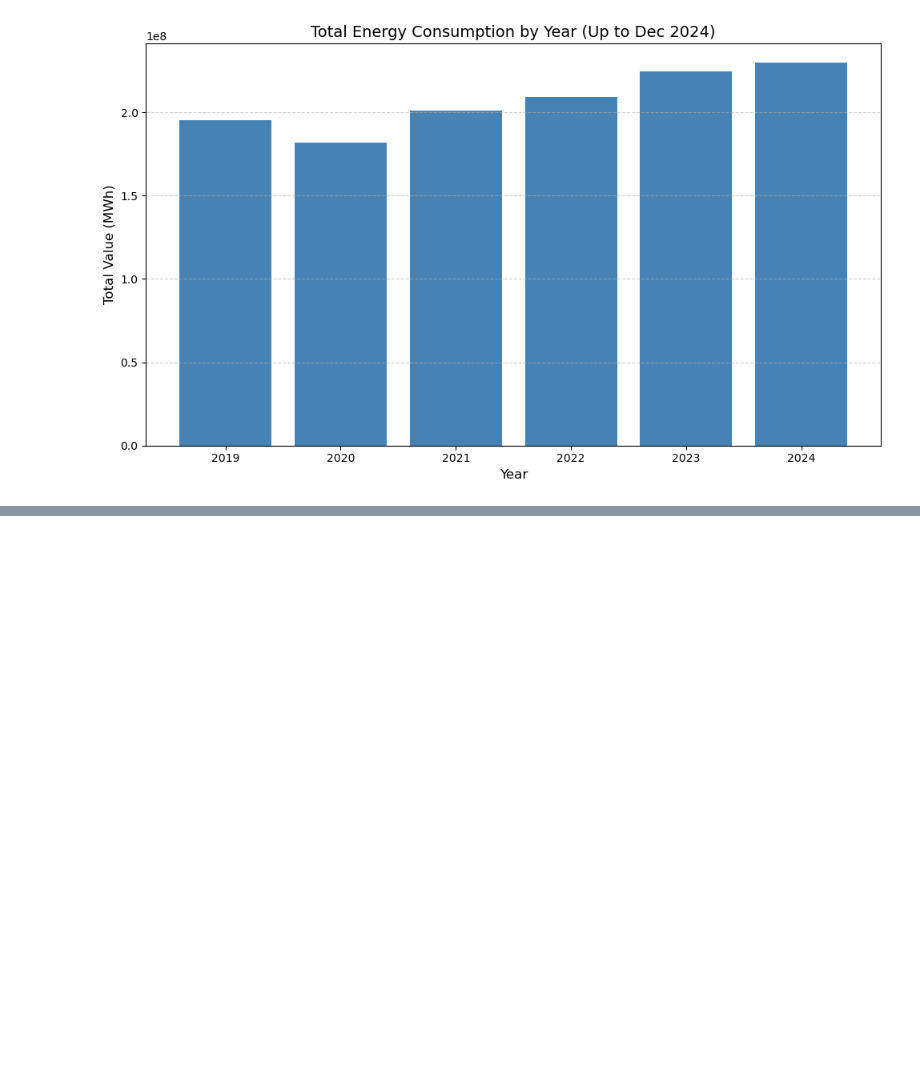
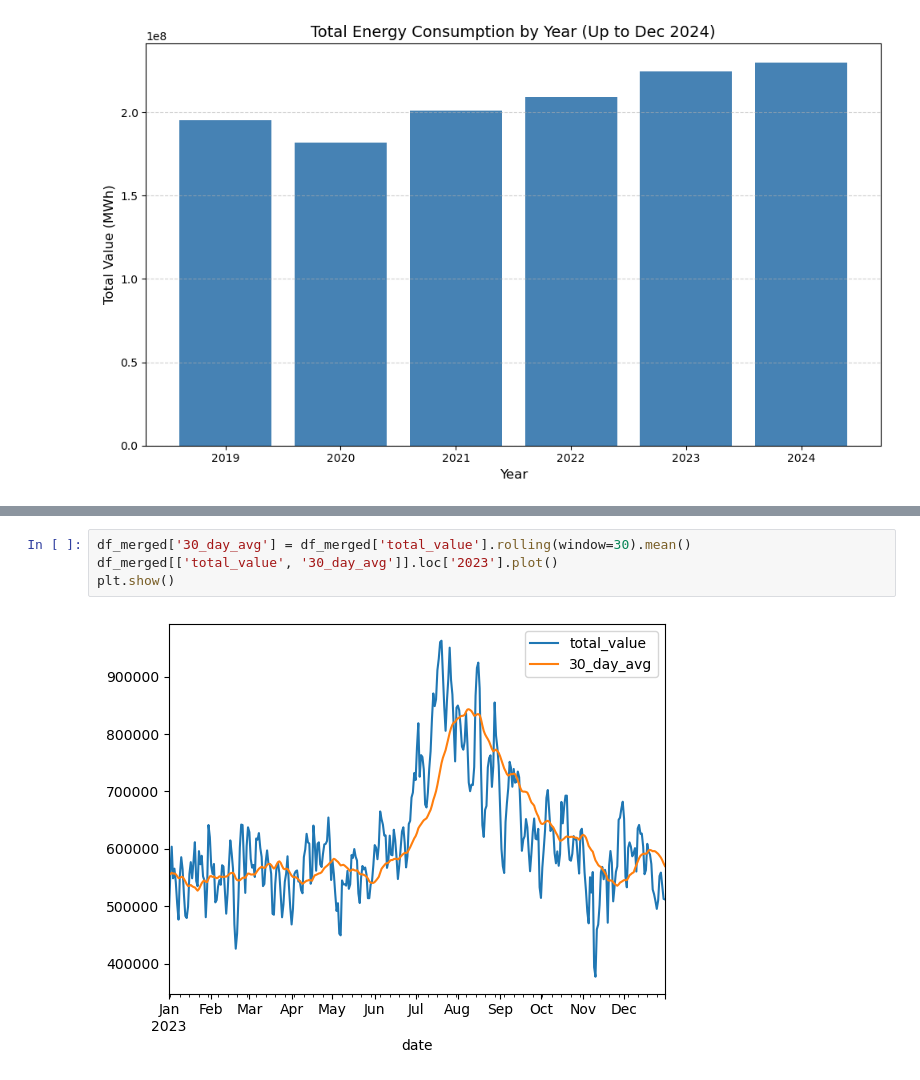
Before and after one commit to Jibu24/Energy_Demand_Forecasting, a Jupyter notebook: Notebooks/EDA.ipynb, the cells around one changed output, grey strips where cells are left out. Saved outputs shown, nothing was run; the diff lists cells and outputs as text; blank space fills up the shorter version.

```diff
--- a/Notebooks/EDA.ipynb
+++ b/Notebooks/EDA.ipynb
@@ -364,0 +384,6 @@ plt.show()
+# %%
+df_merged['30_day_avg'] = df_merged['total_value'].rolling(window=30).mean()
+df_merged[['total_value', '30_day_avg']].loc['2023'].plot()
+plt.show()
+# %% [output]
+[figure, added]
```
Also changed, not shown: parts of 10 cells of this notebook.
